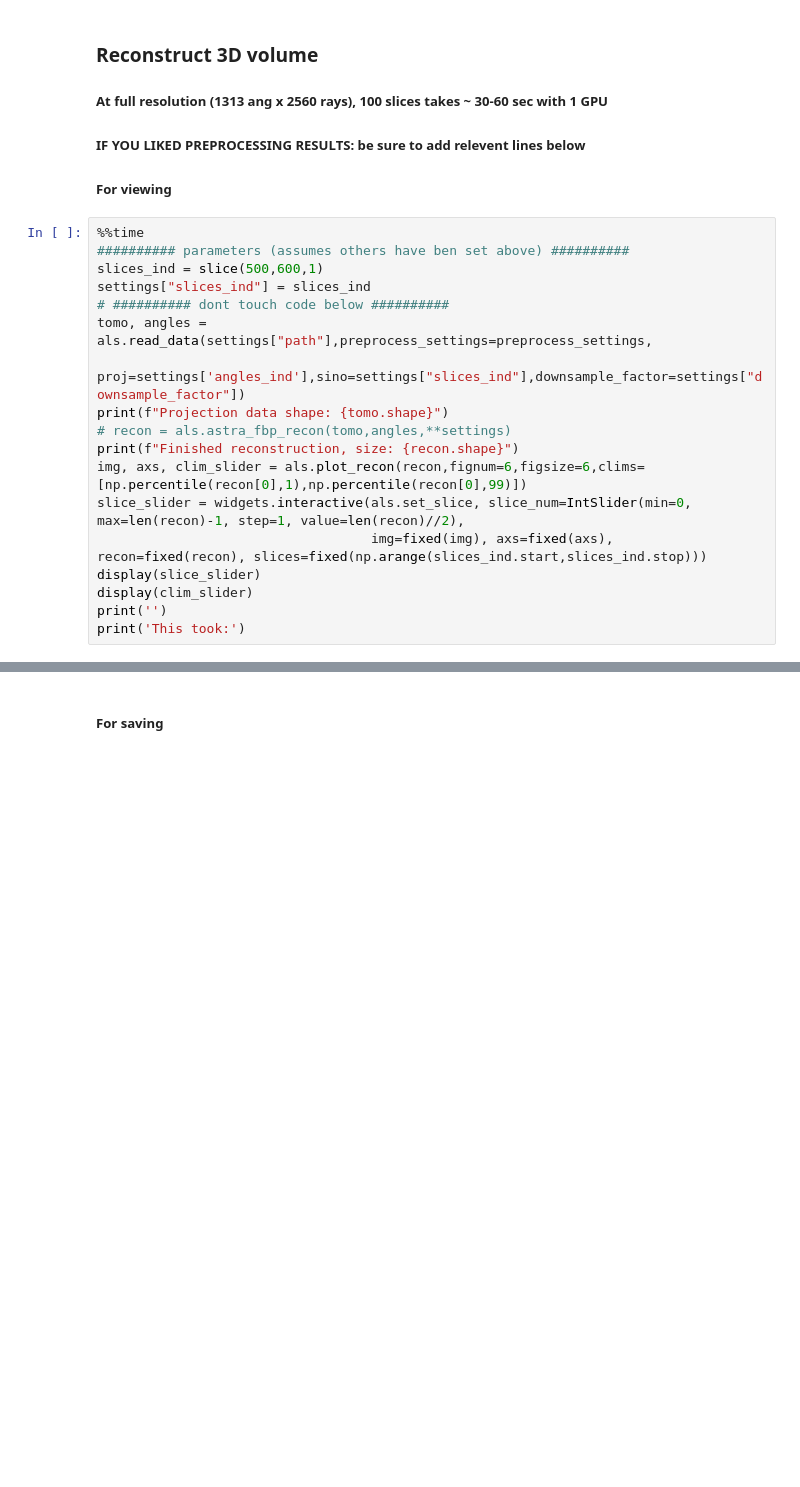
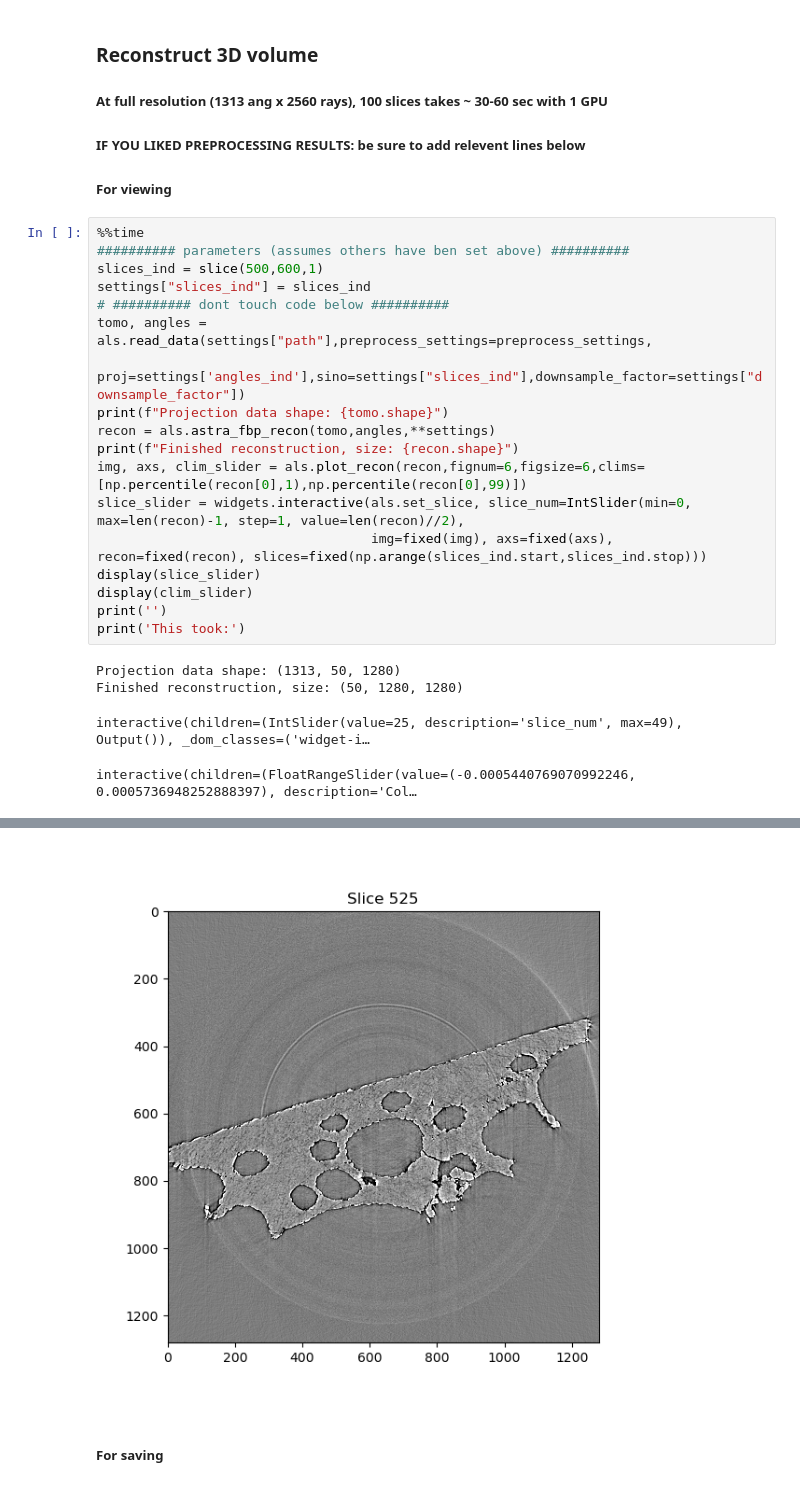
Before and after one commit to als-computing/microct, a Jupyter notebook: ALS_recon.ipynb, the cells around one changed output, grey strips where cells are left out. Cells and saved outputs as stored; diff of their text form; blank space fills up the shorter version.

```diff
--- a/ALS_recon.ipynb
+++ b/ALS_recon.ipynb
@@ -221,7 +221,7 @@ settings["slices_ind"] = slices_ind
 tomo, angles = als.read_data(settings["path"],preprocess_settings=preprocess_settings,
                             proj=settings['angles_ind'],sino=settings["slices_ind"],downsample_factor=settings["downsample_factor"])
 print(f"Projection data shape: {tomo.shape}")
-# recon = als.astra_fbp_recon(tomo,angles,**settings)
+recon = als.astra_fbp_recon(tomo,angles,**settings)
 print(f"Finished reconstruction, size: {recon.shape}")
 img, axs, clim_slider = als.plot_recon(recon,fignum=6,figsize=6,clims=[np.percentile(recon[0],1),np.percentile(recon[0],99)])
 slice_slider = widgets.interactive(als.set_slice, slice_num=IntSlider(min=0, max=len(recon)-1, step=1, value=len(recon)//2),
@@ -230,3 +230,8 @@ display(slice_slider)
 display(clim_slider)
 print('')
 print('This took:')
+# %% [output]
+Projection data shape: (1313, 50, 1280)
+Finished reconstruction, size: (50, 1280, 1280)
+interactive(children=(IntSlider(value=25, description='slice_num', max=49), Output()), _dom_classes=('widget-i…
+interactive(children=(FloatRangeSlider(value=(-0.0005440769070992246, 0.0005736948252888397), description='Col…
@@ -233,3 +241,4 @@ print('This took:')
+[figure, added]
 # %% [markdown]
 ##### For saving
 # %%
```
Also changed, not shown: parts of 9 cells of this notebook, 1 other file.
